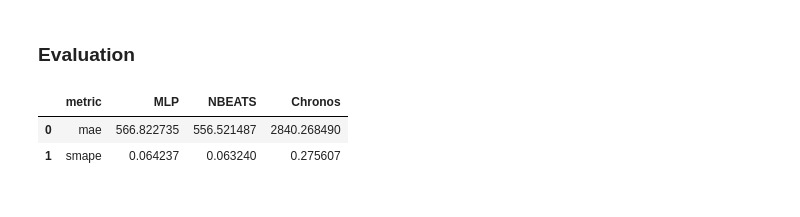
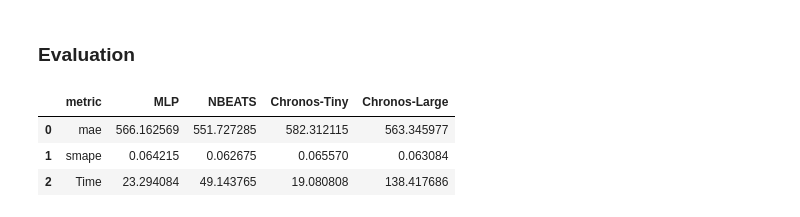
Before and after one commit to marcopeix/time-series-analysis, a Jupyter notebook: chronos.ipynb, the cells around one changed output. Saved outputs shown, nothing was run; the diff lists cells and outputs as text; code cells hidden in the pictures.

Commit message:
Fix Chronos notebook

```diff
--- a/chronos.ipynb
+++ b/chronos.ipynb
@@ -107,3 +135,12 @@ print(chronos_duration)
+# %%
+rows = {"unique_id": [], "chronos_tiny_pred": [], "chronos_large_pred": []}
+for (name, _), tiny_pred, large_pred in zip(
+    Y_df.groupby("unique_id"), chronos_tiny_preds, chronos_large_preds
+):
+    rows["unique_id"].extend([name] * horizon)
+    rows["chronos_tiny_pred"].extend(tiny_pred)
+    rows["chronos_large_pred"].extend(large_pred)
+chronos_pred_df = pd.DataFrame(rows)
 # %% [markdown]
 ### Testing N-BEATS and MLP
 # %%
@@ -165,28 +186,36 @@ for i, ax in enumerate(axes.flatten()):
 # %%
 from utilsforecast.losses import mae, smape
 from utilsforecast.evaluation import evaluate
 
 forecast_df = mlp_forecasts_df
-forecast_df['NBEATS'] = nbeats_forecasts_df['NBEATS']
-
-# Sort dataframe by id and date to align with the predictions of Chronos
-forecast_df['SortKey'] = forecast_df['unique_id'].str.extract('(\d+)').astype(int)
-forecast_df = forecast_df.sort_values(by=['SortKey', 'ds'])
-forecast_df = forecast_df.drop(columns=['SortKey'])
-
-forecast_df['Chronos'] = results_df['chronos']
+forecast_df["NBEATS"] = nbeats_forecasts_df["NBEATS"]
+forecast_df["Chronos-Tiny"] = chronos_pred_df["chronos_tiny_pred"]
+forecast_df["Chronos-Large"] = chronos_pred_df["chronos_large_pred"]
 
 evaluation = evaluate(
     forecast_df,
     metrics=[mae, smape],
-    models=['MLP', 'NBEATS', 'Chronos'],
-    target_col='y'
+    models=["MLP", "NBEATS", "Chronos-Tiny", "Chronos-Large"],
+    target_col="y",
 )
 
-avg_metrics = evaluation.drop(columns='unique_id').groupby('metric').mean().reset_index()
+time = pd.DataFrame(
+    {
+        "metric": ["Time"],
+        "MLP": [mlp_duration],
+        "NBEATS": [nbeats_duration],
+        "Chronos-Tiny": [chronos_tiny_duration],
+        "Chronos-Large": [chronos_large_duration],
+    }
+)
+avg_metrics = (
+    evaluation.drop(columns="unique_id").groupby("metric").mean().reset_index()
+)
+avg_metrics = pd.concat([avg_metrics, time]).reset_index(drop=True)
 
 avg_metrics
 # %% [output]
-|  | metric | MLP | NBEATS | Chronos |
-| 0 | mae | 566.822735 | 556.521487 | 2840.268490 |
-| 1 | smape | 0.064237 | 0.063240 | 0.275607 |
+|  | metric | MLP | NBEATS | Chronos-Tiny | Chronos-Large |
+| 0 | mae | 566.162569 | 551.727285 | 582.312115 | 563.345977 |
+| 1 | smape | 0.064215 | 0.062675 | 0.065570 | 0.063084 |
+| 2 | Time | 23.294084 | 49.143765 | 19.080808 | 138.417686 |
```
Also changed, not shown: parts of 6 cells of this notebook.
